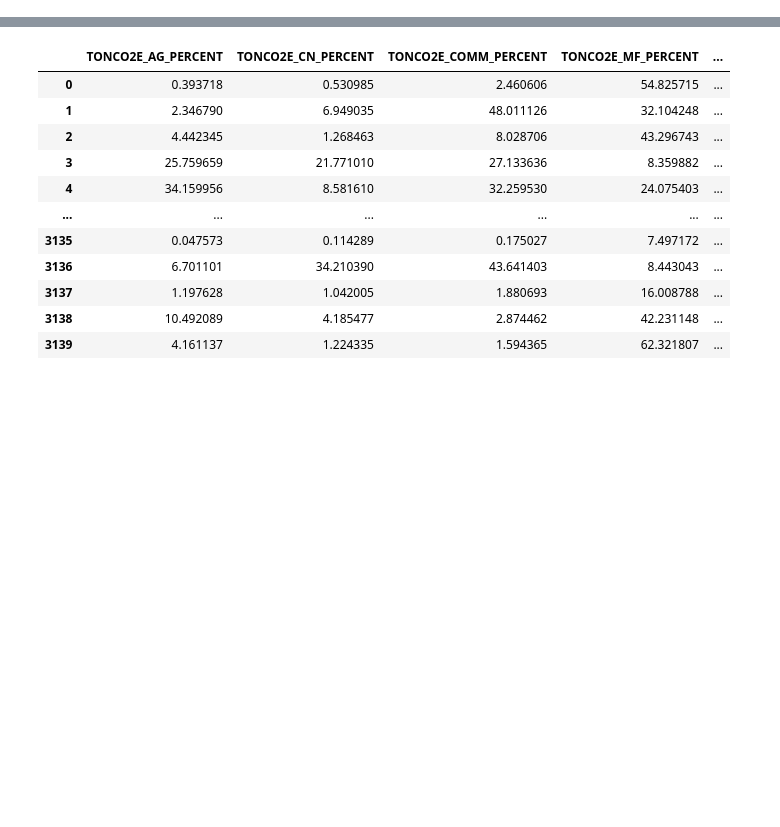
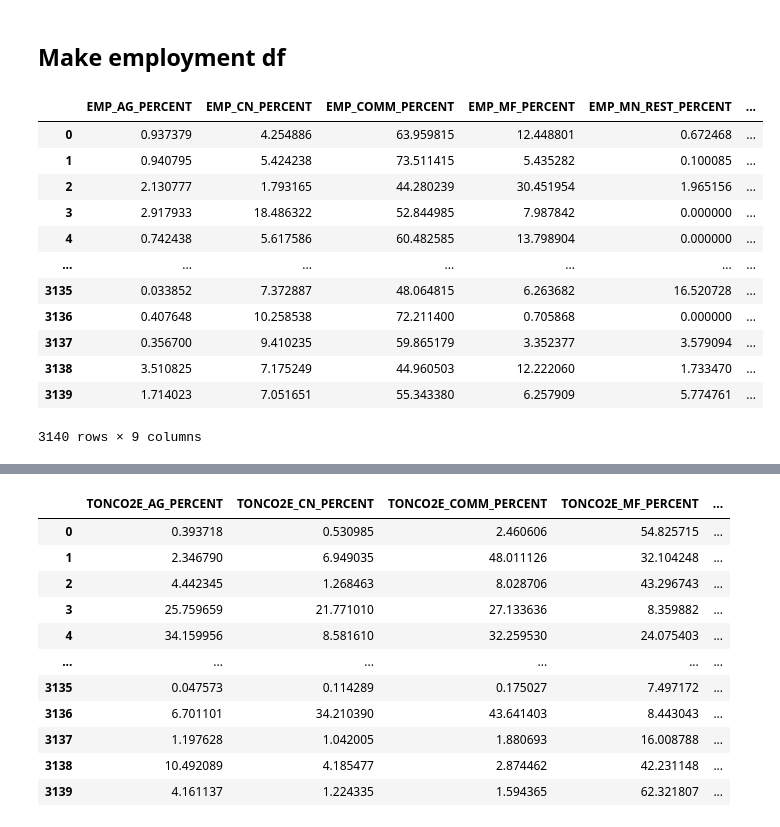
Before and after one commit to paulsizaire/paulsizaire.github.io, a Jupyter notebook: socio_data_processing.ipynb, the cells around one changed output, grey strips where cells are left out. Cells and saved outputs as stored; diff of their text form; code cells hidden in the pictures; blank space fills up the shorter version.

```diff
--- a/socio_data_processing.ipynb
+++ b/socio_data_processing.ipynb
@@ -18,0 +65,23 @@ array([ 1001,  1003,  1005, ..., 56041, 56043, 56045])
+# %% [markdown]
+## Make employment df
+# %%
+employment_cols = [col for col in df.columns if ('EMP_' in col) & ('PERCENT' in col)]
+employment_cols.append("FIPS")
+df["FIPS"]=df["FIPS"].astype(int).astype(str)
+employment_df = df[employment_cols].fillna(0)
+
+employment_df
+# %% [output]
+|  | EMP_AG_PERCENT | EMP_CN_PERCENT | EMP_COMM_PERCENT | EMP_MF_PERCENT | EMP_MN_REST_PERCENT | ... |
+| 0 | 0.937379 | 4.254886 | 63.959815 | 12.448801 | 0.672468 | ... |
+| 1 | 0.940795 | 5.424238 | 73.511415 | 5.435282 | 0.100085 | ... |
+| 2 | 2.130777 | 1.793165 | 44.280239 | 30.451954 | 1.965156 | ... |
+| 3 | 2.917933 | 18.486322 | 52.844985 | 7.987842 | 0.000000 | ... |
+| 4 | 0.742438 | 5.617586 | 60.482585 | 13.798904 | 0.000000 | ... |
+| ... | ... | ... | ... | ... | ... | ... |
+| 3135 | 0.033852 | 7.372887 | 48.064815 | 6.263682 | 16.520728 | ... |
+| 3136 | 0.407648 | 10.258538 | 72.211400 | 0.705868 | 0.000000 | ... |
+| 3137 | 0.356700 | 9.410235 | 59.865179 | 3.352377 | 3.579094 | ... |
+| 3138 | 3.510825 | 7.175249 | 44.960503 | 12.222060 | 1.733470 | ... |
+| 3139 | 1.714023 | 7.051651 | 55.343380 | 6.257909 | 5.774761 | ... |
+3140 rows × 9 columns
```
Also changed, not shown: parts of 16 cells of this notebook, 6 other files.
